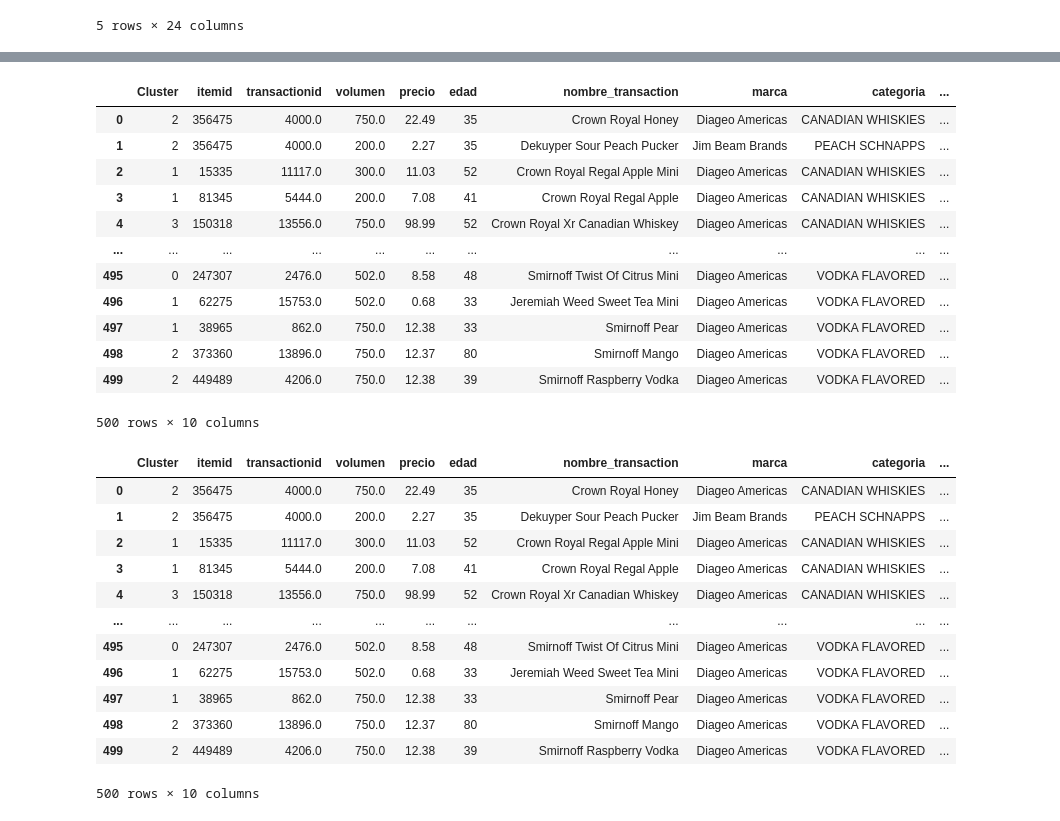
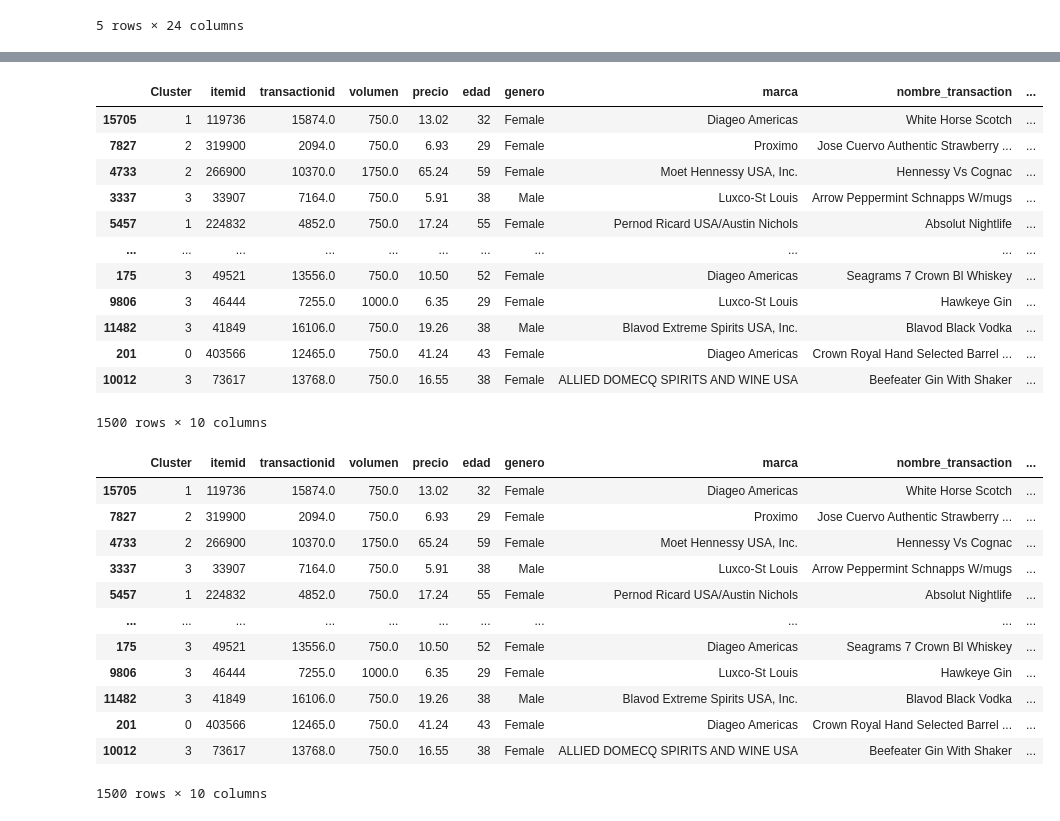
Before and after one commit to cristianreal/data_analytics, a Jupyter notebook: infrastructura/servidor web/desarrollo/scripts/2_Clustering.ipynb, the cells around one changed output, grey strips where cells are left out. Cells and saved outputs as stored; diff of their text form; code cells hidden in the pictures.

```diff
--- a/infrastructura/servidor web/desarrollo/scripts/2_Clustering.ipynb
+++ b/infrastructura/servidor web/desarrollo/scripts/2_Clustering.ipynb
@@ -86,6 +86,6 @@ data_merged.head()
 | 1433176736375 | 102019 | 150318 | 13556.0 | transaction | 3243.0 | Crown Royal Xr Canadian Whiskey | 750.0 | 98.99 | ... |
 5 rows × 24 columns
 # %%
-df1 = data_merged.drop(["categoria_id","marca_id","visitorid","visitorid","index_transaction","index_client","telefono","idioma","nit","ciudad","correo","empresa","puesto","nombre_client","apellido"], axis=1)  # Remove specific columns
+df1 = data_merged.drop(["event","categoria_id","marca_id","visitorid","visitorid","index_transaction","index_client","telefono","idioma","nit","ciudad","correo","empresa","puesto","nombre_client","apellido"], axis=1)  # Remove specific columns
 df1.head()
 # %% [output]
@@ -147,4 +147,6 @@ df1
 # %%
-df_kmeans = pd.get_dummies(df1, drop_first=True)
+categorical_cols = ['nombre_transaction','marca', 'categoria','genero']
+
+df_kmeans = pd.get_dummies(df1,columns=categorical_cols)
 df_kmeans.head()
 # %% [output]
@@ -160,3 +160,6 @@ df_filtered = df_kmeans.head(500)
+# %%
+df_filtered = df_kmeans.copy().sample(n=1500, random_state=1)
+df_filtered = df_filtered.fillna(0)
 # %%
 from sklearn.cluster import KMeans
 df_filtered_v1 = df_filtered.copy()
@@ -216,35 +219,38 @@ df_filtered_v2
 # %%
 df_filtered_v3 = df_filtered_v2.copy()
 
 
 categorical_cols = ['nombre_transaction','marca', 'categoria','genero']
 
+# First, identify groups of dummy columns by their prefix
+dummy_prefixes = set('_'.join(col.split('_')[:-1]) for col in df_filtered_v3.columns if '_' in col)
+
 # Convert each group of dummies back to categorical
-for prefix in categorical_cols:
+for prefix in dummy_prefixes:
     # Get all columns for this category
     dummy_cols = [col for col in df_filtered_v3.columns if col.startswith(prefix + '_')]
 
     # Create the categorical column
     category_name = prefix
     df_filtered_v3[category_name] = df_filtered_v3[dummy_cols].idxmax(axis=1).str.replace(prefix + '_', '')
 
     # Drop the dummy columns
     df_filtered_v3 = df_filtered_v3.drop(columns=dummy_cols)
 df_filtered_v3
 # %% [output]
-|  | Cluster | itemid | transactionid | volumen | precio | edad | nombre_transaction | marca | categoria | ... |
-| 0 | 2 | 356475 | 4000.0 | 750.0 | 22.49 | 35 | Crown Royal Honey | Diageo Americas | CANADIAN WHISKIES | ... |
-| 1 | 2 | 356475 | 4000.0 | 200.0 | 2.27 | 35 | Dekuyper Sour Peach Pucker | Jim Beam Brands | PEACH SCHNAPPS | ... |
-| 2 | 1 | 15335 | 11117.0 | 300.0 | 11.03 | 52 | Crown Royal Regal Apple Mini | Diageo Americas | CANADIAN WHISKIES | ... |
-| 3 | 1 | 81345 | 5444.0 | 200.0 | 7.08 | 41 | Crown Royal Regal Apple | Diageo Americas | CANADIAN WHISKIES | ... |
-| 4 | 3 | 150318 | 13556.0 | 750.0 | 98.99 | 52 | Crown Royal Xr Canadian Whiskey | Diageo Americas | CANADIAN WHISKIES | ... |
+|  | Cluster | itemid | transactionid | volumen | precio | edad | genero | marca | nombre_transaction | ... |
+| 15705 | 1 | 119736 | 15874.0 | 750.0 | 13.02 | 32 | Female | Diageo Americas | White Horse Scotch | ... |
+| 7827 | 2 | 319900 | 2094.0 | 750.0 | 6.93 | 29 | Female | Proximo | Jose Cuervo Authentic Strawberry ... | ... |
+| 4733 | 2 | 266900 | 10370.0 | 1750.0 | 65.24 | 59 | Female | Moet Hennessy USA, Inc. | Hennessy Vs Cognac | ... |
+| 3337 | 3 | 33907 | 7164.0 | 750.0 | 5.91 | 38 | Male | Luxco-St Louis | Arrow Peppermint Schnapps W/mugs | ... |
+| 5457 | 1 | 224832 | 4852.0 | 750.0 | 17.24 | 55 | Female | Pernod Ricard USA/Austin Nichols | Absolut Nightlife | ... |
 | ... | ... | ... | ... | ... | ... | ... | ... | ... | ... | ... |
-| 495 | 0 | 247307 | 2476.0 | 502.0 | 8.58 | 48 | Smirnoff Twist Of Citrus Mini | Diageo Americas | VODKA FLAVORED | ... |
-| 496 | 1 | 62275 | 15753.0 | 502.0 | 0.68 | 33 | Jeremiah Weed Sweet Tea Mini | Diageo Americas | VODKA FLAVORED | ... |
-| 497 | 1 | 38965 | 862.0 | 750.0 | 12.38 | 33 | Smirnoff Pear | Diageo Americas | VODKA FLAVORED | ... |
-| 498 | 2 | 373360 | 13896.0 | 750.0 | 12.37 | 80 | Smirnoff Mango | Diageo Americas | VODKA FLAVORED | ... |
-| 499 | 2 | 449489 | 4206.0 | 750.0 | 12.38 | 39 | Smirnoff Raspberry Vodka | Diageo Americas | VODKA FLAVORED | ... |
+| 175 | 3 | 49521 | 13556.0 | 750.0 | 10.50 | 52 | Female | Diageo Americas | Seagrams 7 Crown Bl Whiskey | ... |
+| 9806 | 3 | 46444 | 7255.0 | 1000.0 | 6.35 | 29 | Female | Luxco-St Louis | Hawkeye Gin | ... |
+| 11482 | 3 | 41849 | 16106.0 | 750.0 | 19.26 | 38 | Male | Blavod Extreme Spirits USA, Inc. | Blavod Black Vodka | ... |
+| 201 | 0 | 403566 | 12465.0 | 750.0 | 41.24 | 43 | Female | Diageo Americas | Crown Royal Hand Selected Barrel ... | ... |
+| 10012 | 3 | 73617 | 13768.0 | 750.0 | 16.55 | 38 | Female | ALLIED DOMECQ SPIRITS AND WINE USA | Beefeater Gin With Shaker | ... |
-500 rows × 10 columns
+1500 rows × 10 columns
 # %%
 from sqlalchemy import create_engine
 import numpy as np
@@ -255,16 +261,16 @@ engine = create_engine('postgresql://data_analytics:data_analytics@mypostgres:54
 df_filtered_v3.to_sql('clusters', engine, if_exists='replace', index=False)
 df_filtered_v3
 # %% [output]
-|  | Cluster | itemid | transactionid | volumen | precio | edad | nombre_transaction | marca | categoria | ... |
-| 0 | 2 | 356475 | 4000.0 | 750.0 | 22.49 | 35 | Crown Royal Honey | Diageo Americas | CANADIAN WHISKIES | ... |
-| 1 | 2 | 356475 | 4000.0 | 200.0 | 2.27 | 35 | Dekuyper Sour Peach Pucker | Jim Beam Brands | PEACH SCHNAPPS | ... |
-| 2 | 1 | 15335 | 11117.0 | 300.0 | 11.03 | 52 | Crown Royal Regal Apple Mini | Diageo Americas | CANADIAN WHISKIES | ... |
-| 3 | 1 | 81345 | 5444.0 | 200.0 | 7.08 | 41 | Crown Royal Regal Apple | Diageo Americas | CANADIAN WHISKIES | ... |
-| 4 | 3 | 150318 | 13556.0 | 750.0 | 98.99 | 52 | Crown Royal Xr Canadian Whiskey | Diageo Americas | CANADIAN WHISKIES | ... |
+|  | Cluster | itemid | transactionid | volumen | precio | edad | genero | marca | nombre_transaction | ... |
+| 15705 | 1 | 119736 | 15874.0 | 750.0 | 13.02 | 32 | Female | Diageo Americas | White Horse Scotch | ... |
+| 7827 | 2 | 319900 | 2094.0 | 750.0 | 6.93 | 29 | Female | Proximo | Jose Cuervo Authentic Strawberry ... | ... |
+| 4733 | 2 | 266900 | 10370.0 | 1750.0 | 65.24 | 59 | Female | Moet Hennessy USA, Inc. | Hennessy Vs Cognac | ... |
+| 3337 | 3 | 33907 | 7164.0 | 750.0 | 5.91 | 38 | Male | Luxco-St Louis | Arrow Peppermint Schnapps W/mugs | ... |
+| 5457 | 1 | 224832 | 4852.0 | 750.0 | 17.24 | 55 | Female | Pernod Ricard USA/Austin Nichols | Absolut Nightlife | ... |
 | ... | ... | ... | ... | ... | ... | ... | ... | ... | ... | ... |
-| 495 | 0 | 247307 | 2476.0 | 502.0 | 8.58 | 48 | Smirnoff Twist Of Citrus Mini | Diageo Americas | VODKA FLAVORED | ... |
-| 496 | 1 | 62275 | 15753.0 | 502.0 | 0.68 | 33 | Jeremiah Weed Sweet Tea Mini | Diageo Americas | VODKA FLAVORED | ... |
-| 497 | 1 | 38965 | 862.0 | 750.0 | 12.38 | 33 | Smirnoff Pear | Diageo Americas | VODKA FLAVORED | ... |
-| 498 | 2 | 373360 | 13896.0 | 750.0 | 12.37 | 80 | Smirnoff Mango | Diageo Americas | VODKA FLAVORED | ... |
-| 499 | 2 | 449489 | 4206.0 | 750.0 | 12.38 | 39 | Smirnoff Raspberry Vodka | Diageo Americas | VODKA FLAVORED | ... |
+| 175 | 3 | 49521 | 13556.0 | 750.0 | 10.50 | 52 | Female | Diageo Americas | Seagrams 7 Crown Bl Whiskey | ... |
+| 9806 | 3 | 46444 | 7255.0 | 1000.0 | 6.35 | 29 | Female | Luxco-St Louis | Hawkeye Gin | ... |
+| 11482 | 3 | 41849 | 16106.0 | 750.0 | 19.26 | 38 | Male | Blavod Extreme Spirits USA, Inc. | Blavod Black Vodka | ... |
+| 201 | 0 | 403566 | 12465.0 | 750.0 | 41.24 | 43 | Female | Diageo Americas | Crown Royal Hand Selected Barrel ... | ... |
+| 10012 | 3 | 73617 | 13768.0 | 750.0 | 16.55 | 38 | Female | ALLIED DOMECQ SPIRITS AND WINE USA | Beefeater Gin With Shaker | ... |
-500 rows × 10 columns
+1500 rows × 10 columns
```
Also changed, not shown: parts of 10 cells of this notebook.
